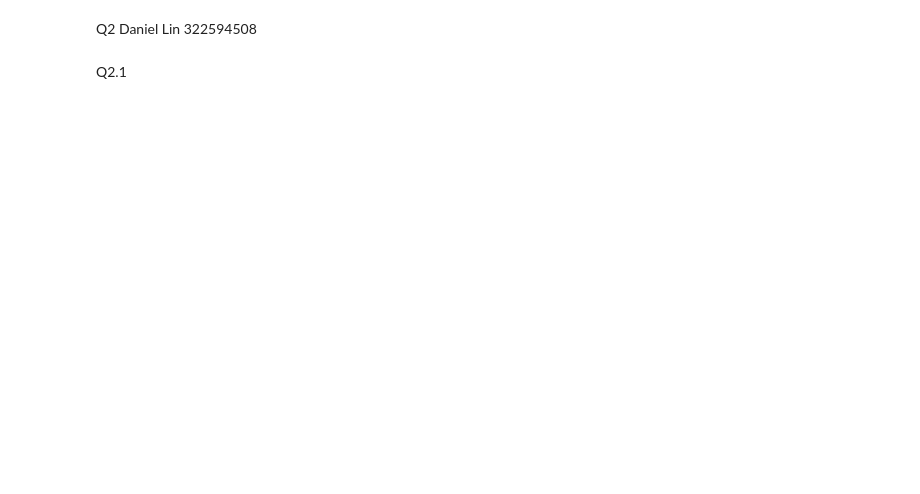
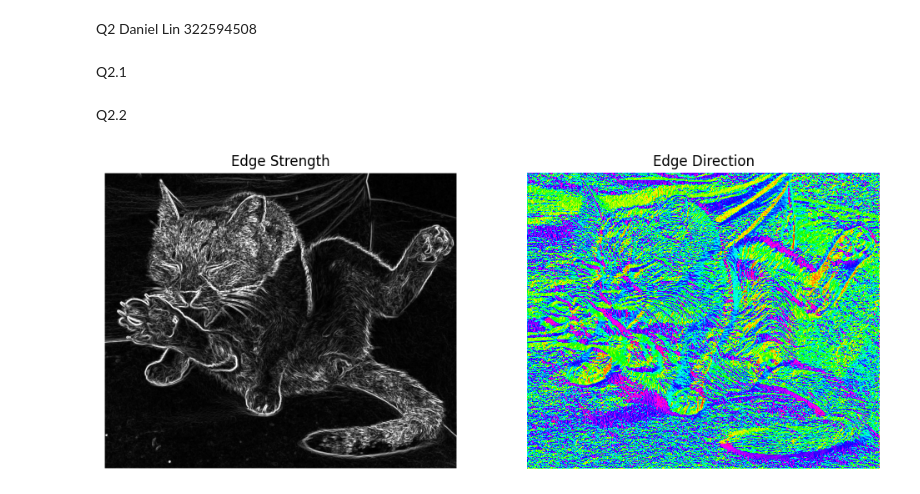
Before and after one commit to Danielin322/computer_vision_ex2, a Jupyter notebook: ex2_q2.ipynb, the cells around one changed output. Saved outputs shown, nothing was run; the diff lists cells and outputs as text; code cells hidden in the pictures; blank space fills up the shorter version.

```diff
--- a/ex2_q2.ipynb
+++ b/ex2_q2.ipynb
@@ -25,6 +25,10 @@ def manual_convolution(image, kernel):
             output_image[i, j] = np.sum(region * kernel)
 
     return output_image
+
+def fix_image(image):
+    clipped = np.clip(image, 0, 255)
+    return clipped.astype(np.uint8)
 # %% [markdown]
 Q2.1
 # %%
@@ -42,3 +46,24 @@ sobel_y_kernel = np.array([
 
 G_x = manual_convolution(image, sobel_x_kernel)
 G_y = manual_convolution(image, sobel_y_kernel)
+# %% [markdown]
+Q2.2
+# %%
+edge_strength = np.sqrt(np.square(G_x) + np.square(G_y))
+edge_direction = np.arctan2(G_y, G_x)
+
+plt.figure(figsize=(12, 6))
+
+plt.subplot(1, 2, 1)
+plt.imshow(fix_image(edge_strength), cmap="gray")
+plt.title("Edge Strength")
+plt.axis("off")
+
+plt.subplot(1, 2, 2)
+plt.imshow(edge_direction, cmap="hsv")
+plt.title("Edge Direction")
+plt.axis("off")
+
+plt.show()
+# %% [output]
+[figure, added]
```
Also changed, not shown: parts of 2 cells of this notebook.
